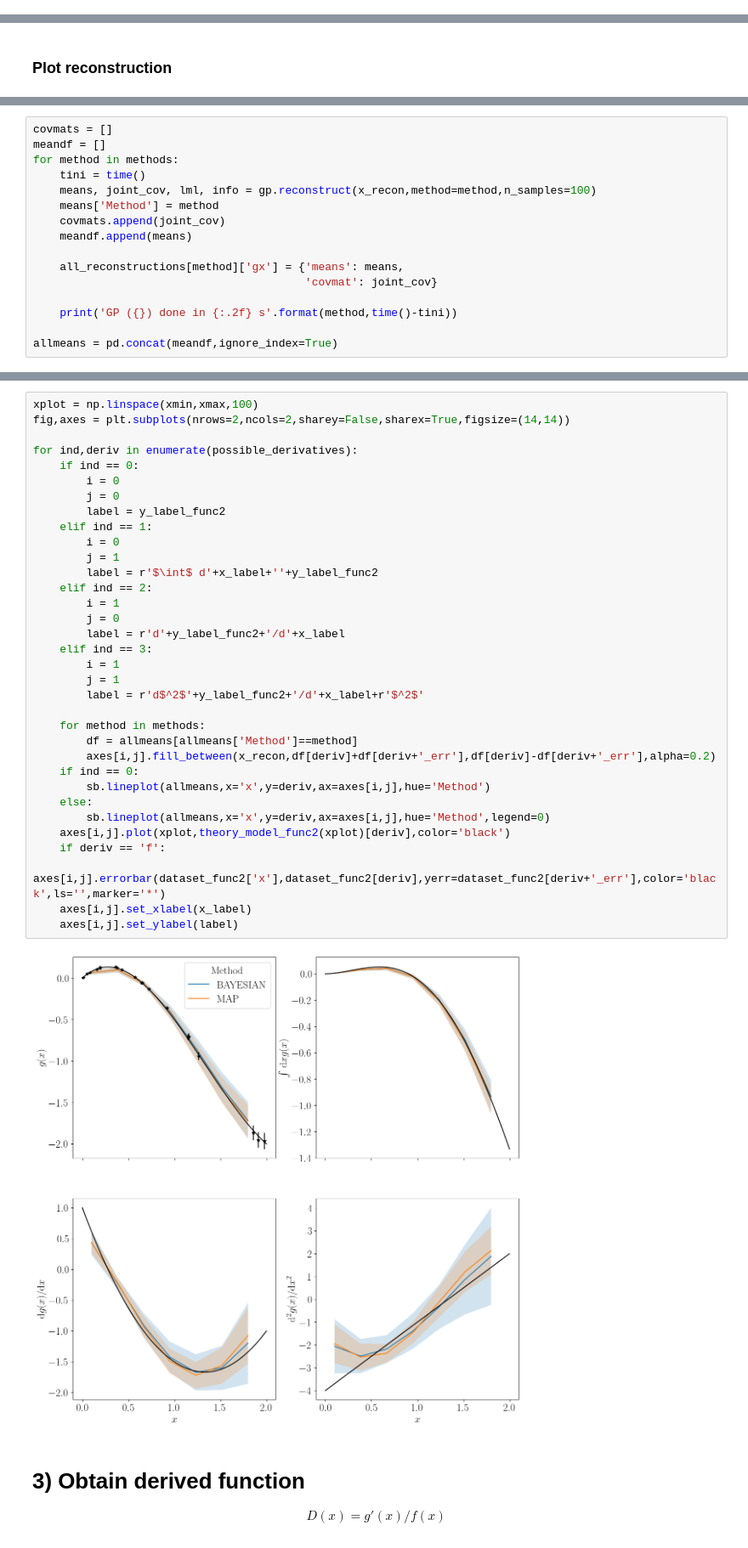
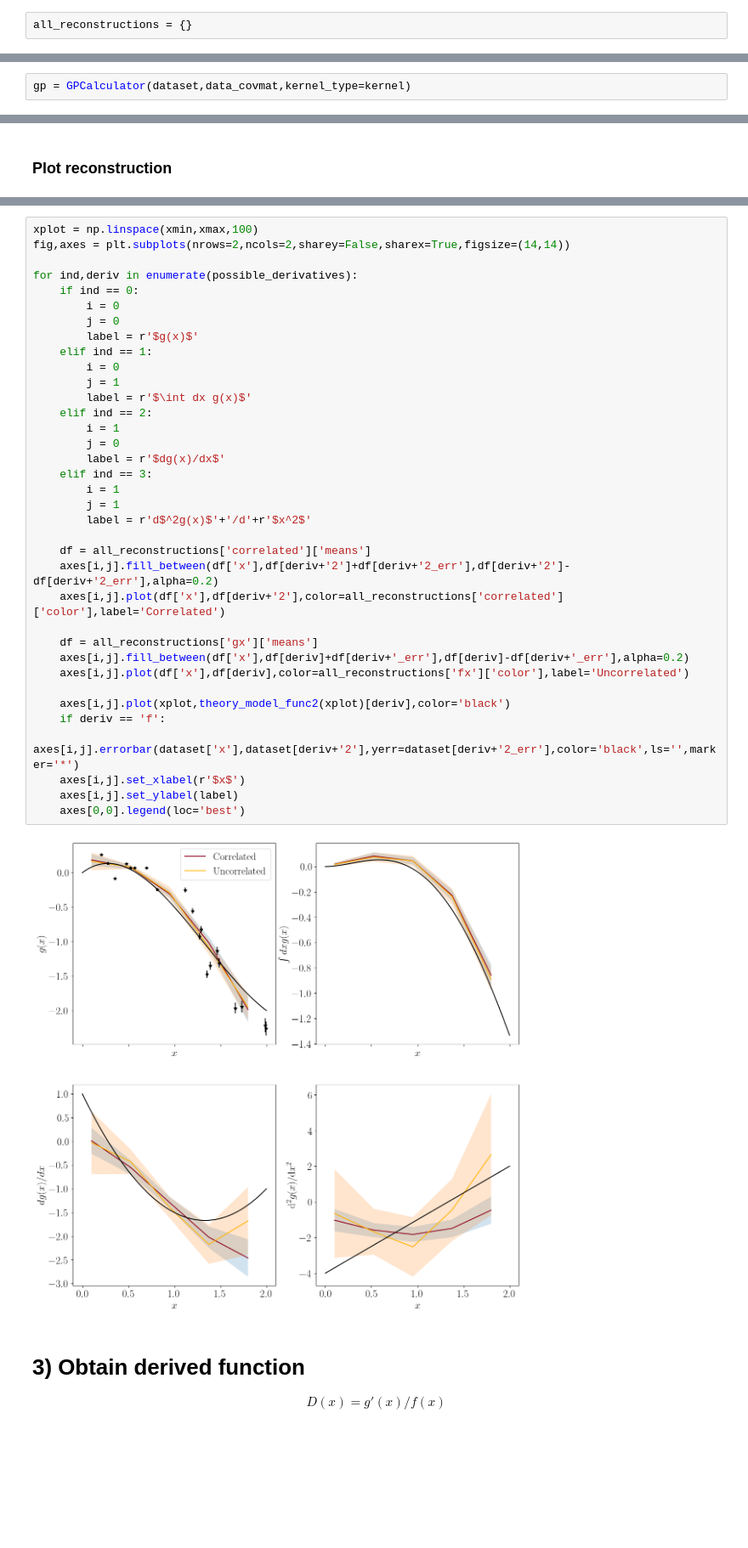
Before and after one commit to matmartinelli/CoRe, a Jupyter notebook: DEMO-derived_reconstruction.ipynb, the cells around one changed output, grey strips where cells are left out. Shown at 85% size. Drawn from its saved outputs; the diff is of its cells as text; blank space fills up the shorter version.

```diff
--- a/DEMO-derived_reconstruction.ipynb
+++ b/DEMO-derived_reconstruction.ipynb
@@ -148,0 +162,2 @@ gp = GPCalculator(dataset_func1,covmat_func1,kernel_type=kernel)
+# %%
+all_reconstructions = {}
@@ -149 +166,3 @@ gp = GPCalculator(dataset_func1,covmat_func1,kernel_type=kernel)
+# %%
+gp = GPCalculator(dataset,data_covmat,kernel_type=kernel)
 # %%
@@ -213,16 +257,0 @@ gp = GPCalculator(dataset_func2,covmat_func2,kernel_type=kernel)
-# %%
-covmats = []
-meandf = []
-for method in methods:
-    tini = time()
-    means, joint_cov, lml, info = gp.reconstruct(x_recon,method=method,n_samples=100)
-    means['Method'] = method
-    covmats.append(joint_cov)
-    meandf.append(means)
-
-    all_reconstructions[method]['gx'] = {'means': means,
-                                         'covmat': joint_cov}
-
-    print('GP ({}) done in {:.2f} s'.format(method,time()-tini))
-
-allmeans = pd.concat(meandf,ignore_index=True)
@@ -235,39 +258,41 @@ GP (MAP) done in 2.57 s
 # %%
 xplot = np.linspace(xmin,xmax,100)
 fig,axes = plt.subplots(nrows=2,ncols=2,sharey=False,sharex=True,figsize=(14,14))
 
 for ind,deriv in enumerate(possible_derivatives):
     if ind == 0:
         i = 0
         j = 0
-        label = y_label_func2
+        label = r'$g(x)$'
     elif ind == 1:
         i = 0
         j = 1
-        label = r'$\int$ d'+x_label+''+y_label_func2
+        label = r'$\int dx g(x)$'
     elif ind == 2:
         i = 1
         j = 0
-        label = r'd'+y_label_func2+'/d'+x_label
+        label = r'$dg(x)/dx$'
     elif ind == 3:
         i = 1
         j = 1
-        label = r'd$^2$'+y_label_func2+'/d'+x_label+r'$^2$'
+        label = r'd$^2g(x)$'+'/d'+r'$x^2$'
 
-    for method in methods:
-        df = allmeans[allmeans['Method']==method]
-        axes[i,j].fill_between(x_recon,df[deriv]+df[deriv+'_err'],df[deriv]-df[deriv+'_err'],alpha=0.2)
-    if ind == 0:
-        sb.lineplot(allmeans,x='x',y=deriv,ax=axes[i,j],hue='Method')
-    else:
-        sb.lineplot(allmeans,x='x',y=deriv,ax=axes[i,j],hue='Method',legend=0)
+    df = all_reconstructions['correlated']['means']
+    axes[i,j].fill_between(df['x'],df[deriv+'2']+df[deriv+'2_err'],df[deriv+'2']-df[deriv+'2_err'],alpha=0.2)
+    axes[i,j].plot(df['x'],df[deriv+'2'],color=all_reconstructions['correlated']['color'],label='Correlated')
+
+    df = all_reconstructions['gx']['means']
+    axes[i,j].fill_between(df['x'],df[deriv]+df[deriv+'_err'],df[deriv]-df[deriv+'_err'],alpha=0.2)
+    axes[i,j].plot(df['x'],df[deriv],color=all_reconstructions['fx']['color'],label='Uncorrelated')
+
     axes[i,j].plot(xplot,theory_model_func2(xplot)[deriv],color='black')
     if deriv == 'f':
-        axes[i,j].errorbar(dataset_func2['x'],dataset_func2[deriv],yerr=dataset_func2[deriv+'_err'],color='black',ls='',marker='*')
-    axes[i,j].set_xlabel(x_label)
+        axes[i,j].errorbar(dataset['x'],dataset[deriv+'2'],yerr=dataset[deriv+'2_err'],color='black',ls='',marker='*')
+    axes[i,j].set_xlabel(r'$x$')
     axes[i,j].set_ylabel(label)
+    axes[0,0].legend(loc='best')
 # %% [output]
-[figure, old version]
+[figure, new version]
 # %% [markdown]
 # 3) Obtain derived function
 
```
Also changed, not shown: parts of 45 cells of this notebook, 3 other files.
